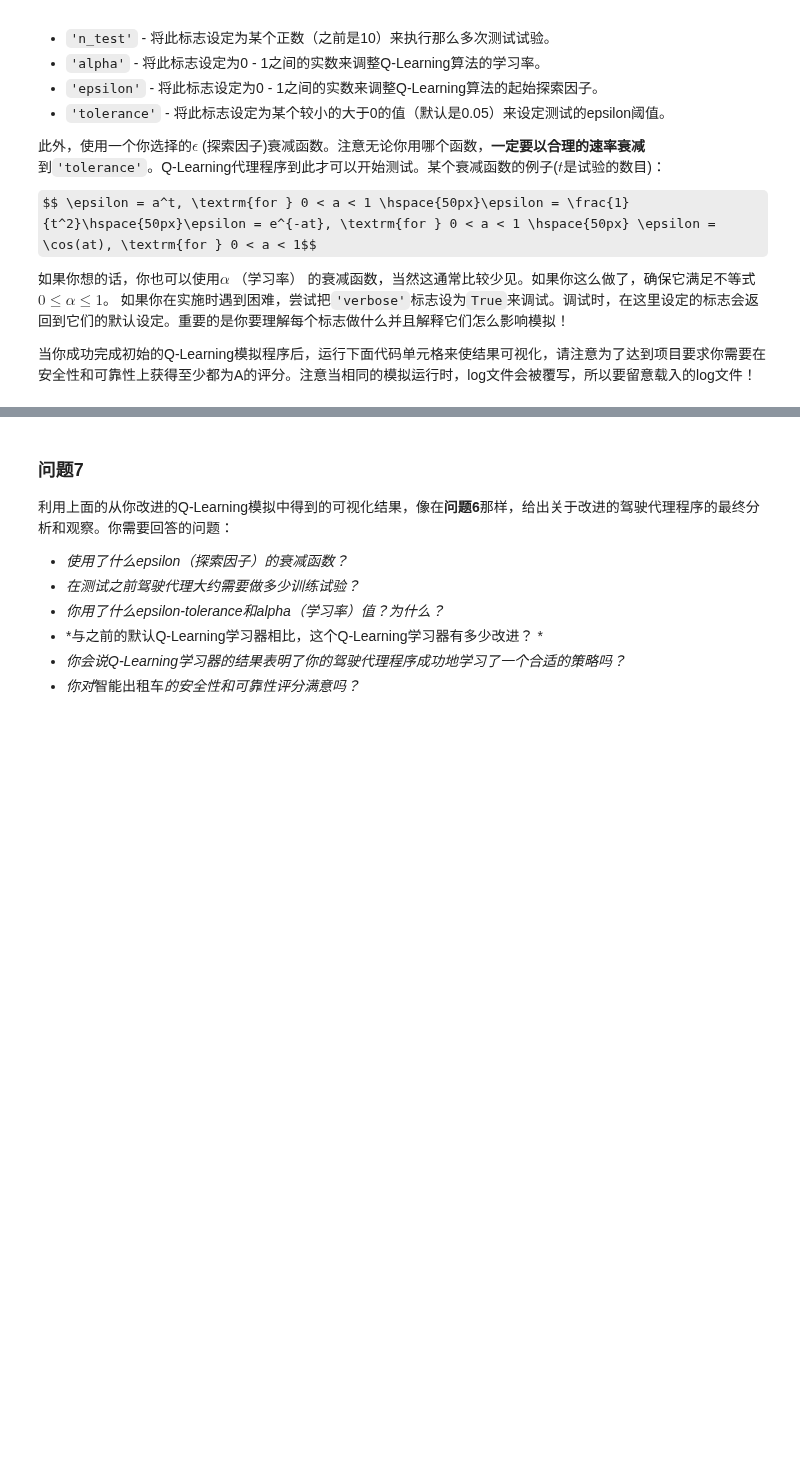
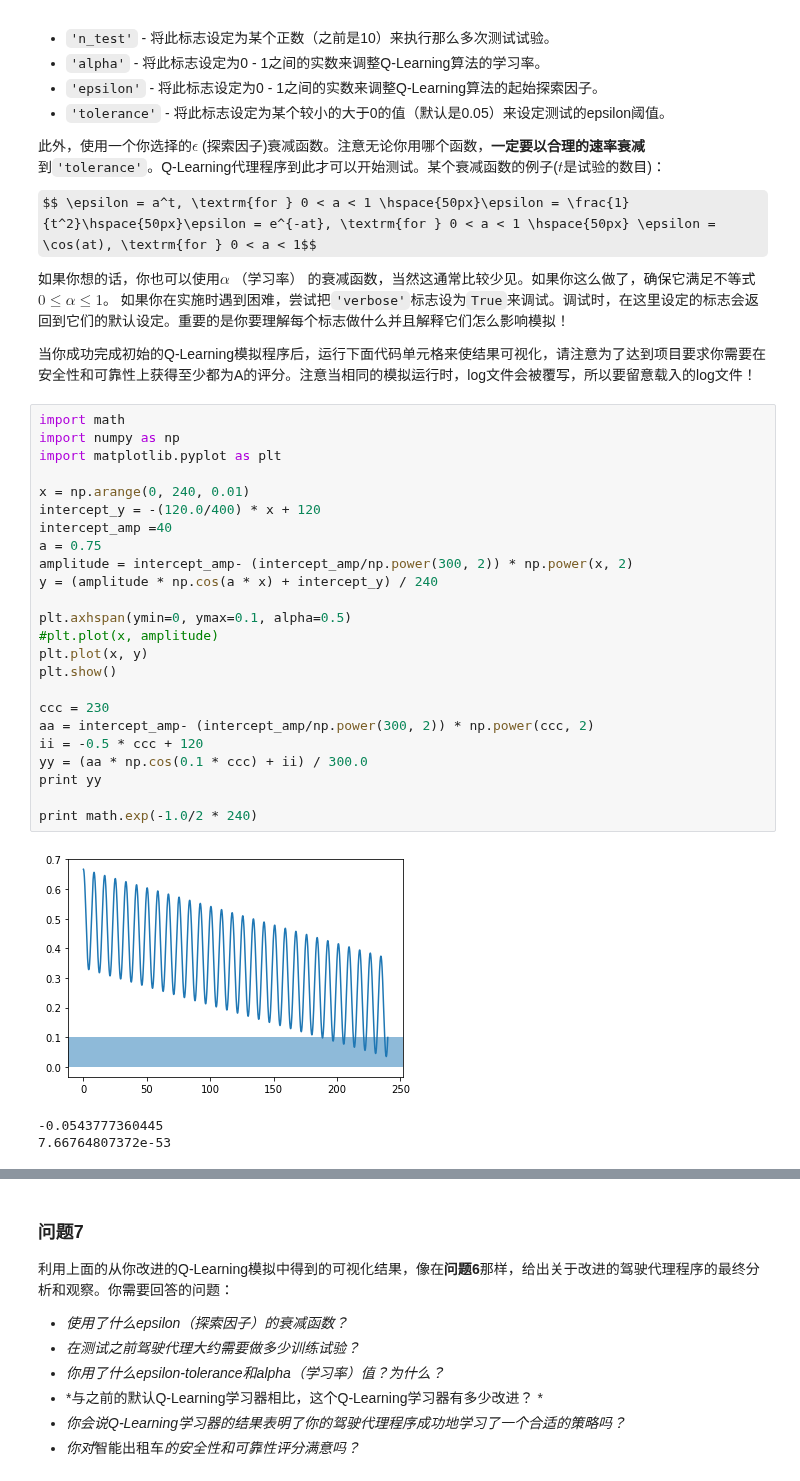
Before and after one commit to fengdasuk19/Udacity-MachineLearningNanoDegree, a Jupyter notebook: projects/smartcab/smartcab.ipynb, the cells around one changed output, grey strips where cells are left out. Saved outputs shown, nothing was run; the diff lists cells and outputs as text; some formulas as TeX source; blank space fills up the shorter version.

```diff
--- a/projects/smartcab/smartcab.ipynb
+++ b/projects/smartcab/smartcab.ipynb
@@ -320,3 +319,31 @@ $$ \epsilon = a^t, \textrm{for } 0 < a < 1 \hspace{50px}\epsilon = \frac{1}{t^2}
 如果你在实施时遇到困难，尝试把`'verbose'`标志设为`True`来调试。调试时，在这里设定的标志会返回到它们的默认设定。重要的是你要理解每个标志做什么并且解释它们怎么影响模拟！
 
 当你成功完成初始的Q-Learning模拟程序后，运行下面代码单元格来使结果可视化，请注意为了达到项目要求你需要在安全性和可靠性上获得至少都为A的评分。注意当相同的模拟运行时，log文件会被覆写，所以要留意载入的log文件！
+# %%
+import math
+import numpy as np
+import matplotlib.pyplot as plt
+
+x = np.arange(0, 240, 0.01)
+intercept_y = -(120.0/400) * x + 120
+intercept_amp =40
+a = 0.75
+amplitude = intercept_amp- (intercept_amp/np.power(300, 2)) * np.power(x, 2)
+y = (amplitude * np.cos(a * x) + intercept_y) / 240
+
+plt.axhspan(ymin=0, ymax=0.1, alpha=0.5)
+#plt.plot(x, amplitude)
+plt.plot(x, y)
+plt.show()
+
+ccc = 230
+aa = intercept_amp- (intercept_amp/np.power(300, 2)) * np.power(ccc, 2)
+ii = -0.5 * ccc + 120
+yy = (aa * np.cos(0.1 * ccc) + ii) / 300.0
+print yy
+
+print math.exp(-1.0/2 * 240)
+# %% [output]
+[figure, added]
+-0.0543777360445
+7.66764807372e-53
```
Also changed, not shown: parts of 5 cells of this notebook, 29 other files.
